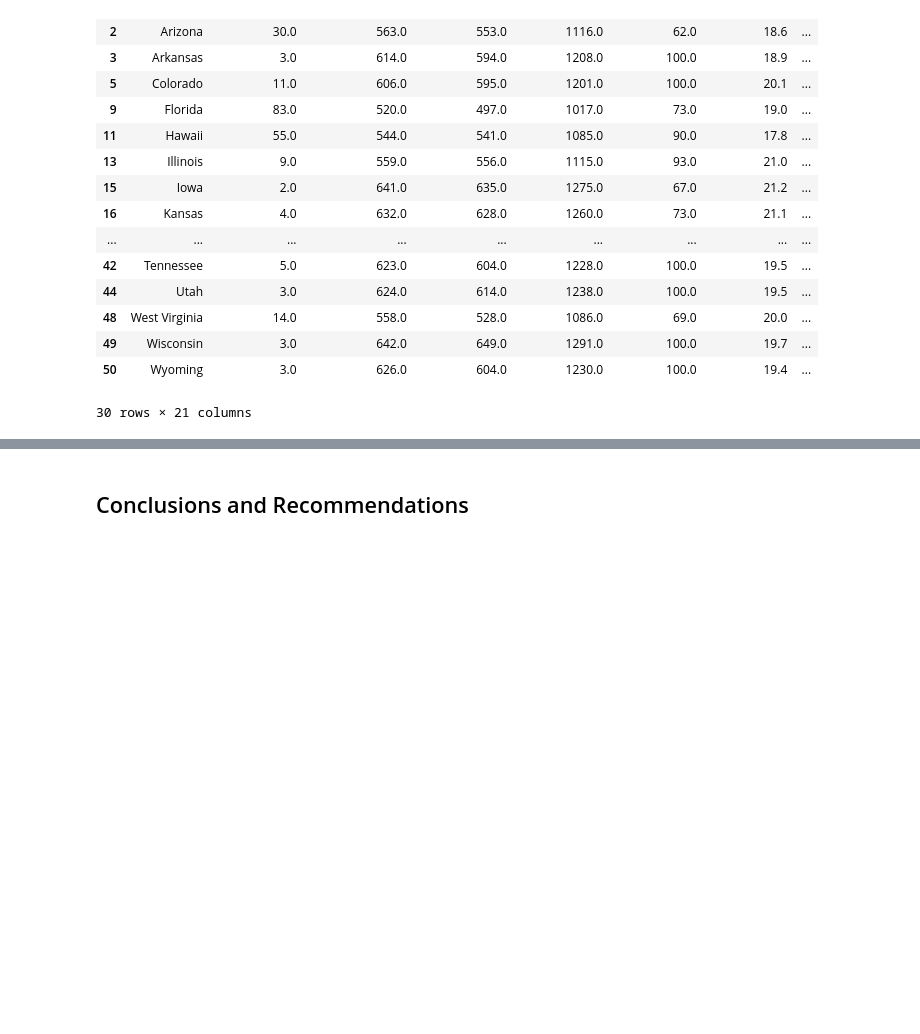
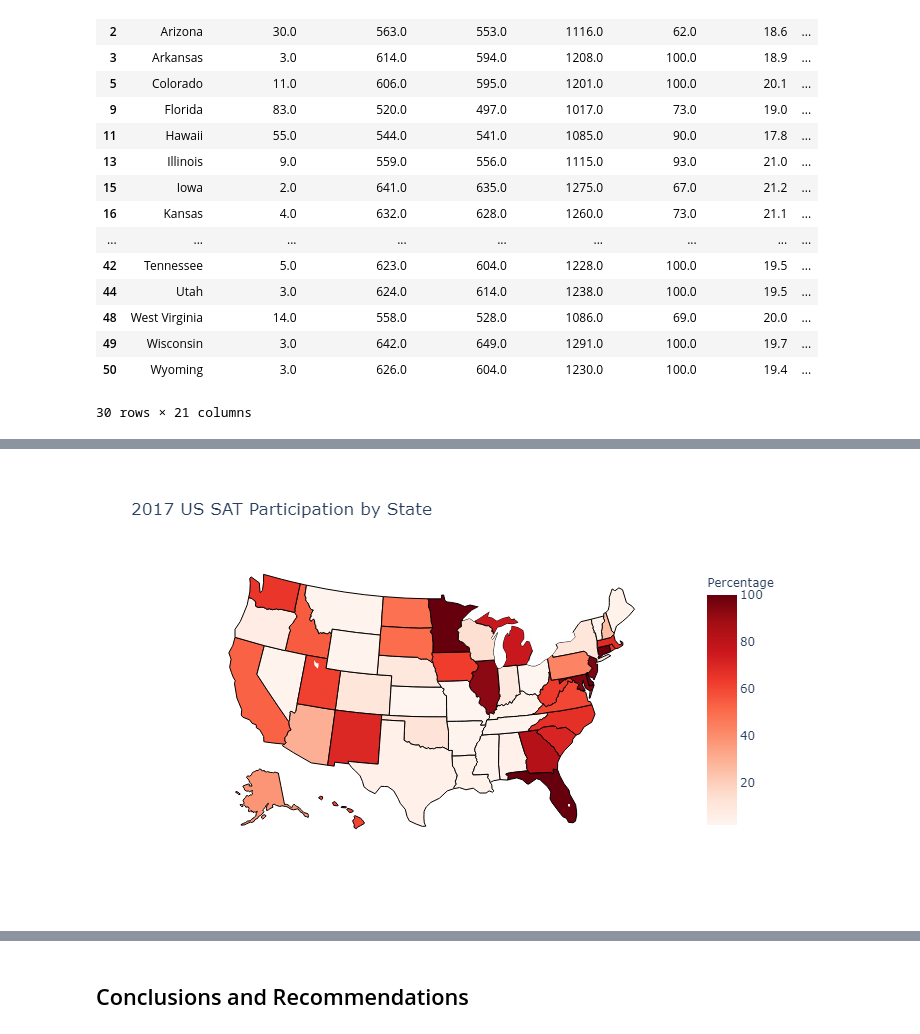
Before and after one commit to lucashomil/SAT-ACT-Analysis, a Jupyter notebook: code/SAT & ACT Analysis.ipynb, the cells around one changed output, grey strips where cells are left out. Cells and saved outputs as stored; diff of their text form; code cells hidden in the pictures; blank space fills up the shorter version.

```diff
--- a/code/SAT & ACT Analysis.ipynb
+++ b/code/SAT & ACT Analysis.ipynb
@@ -1253,5 +1252,7 @@ fig_sat_2017.update_layout(
     geo_scope='usa', # limite map scope to USA
 )
 
-fig_sat_2017.show()
+# fig_sat_2017.show()
+
+Image(filename ='../img/sat2017.png')
 # %% [output]
@@ -1259,0 +1259 @@ fig_sat_2017.show()
+[figure, added]
```
Also changed, not shown: parts of 7 cells of this notebook, 4 other files.
